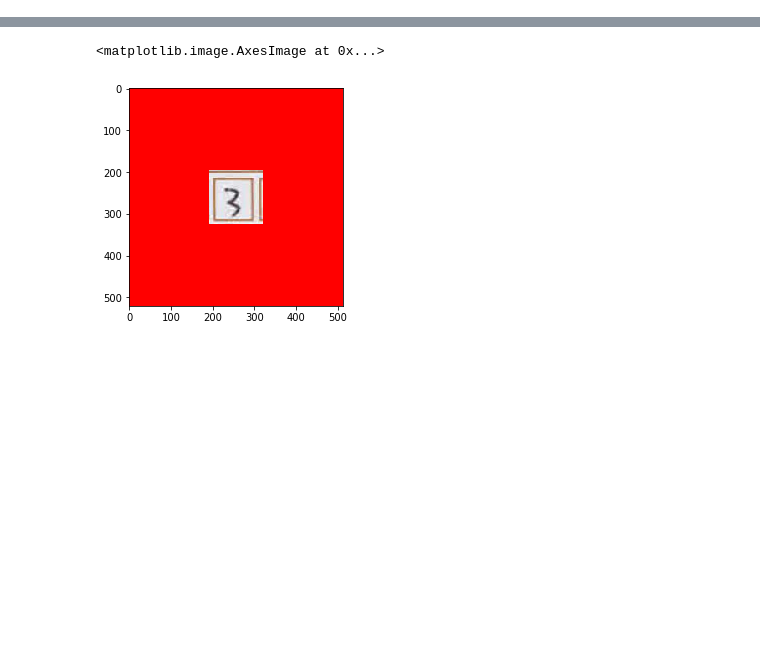
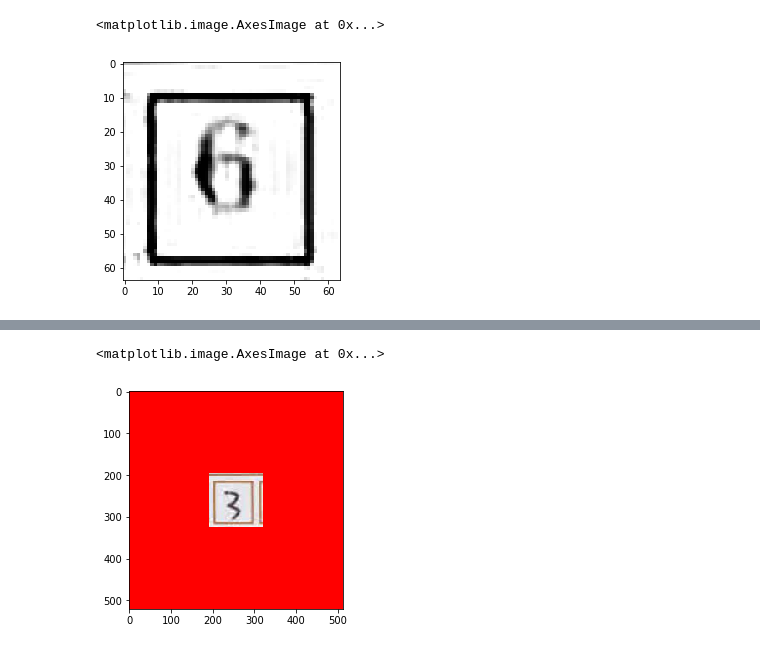
Before and after one commit to skyzhao3q/skyz_pyutils, a Jupyter notebook: skz_utils/image_padding.ipynb, the cells around one changed output, grey strips where cells are left out. Drawn from its saved outputs; the diff is of its cells as text; code cells hidden in the pictures; blank space fills up the shorter version.

```diff
--- a/skz_utils/image_padding.ipynb
+++ b/skz_utils/image_padding.ipynb
@@ -37,0 +58,6 @@ The backend was *originally* set to 'module://ipykernel.pylab.backend_inline' by
+# %%
+con_g = cv2.cvtColor(con, cv2.COLOR_RGB2GRAY)
+plt.imshow(con_g)
+# %% [output]
+<matplotlib.image.AxesImage at 0x...>
+[figure, added]
```
Also changed, not shown: parts of 21 cells of this notebook, 9 other files.
